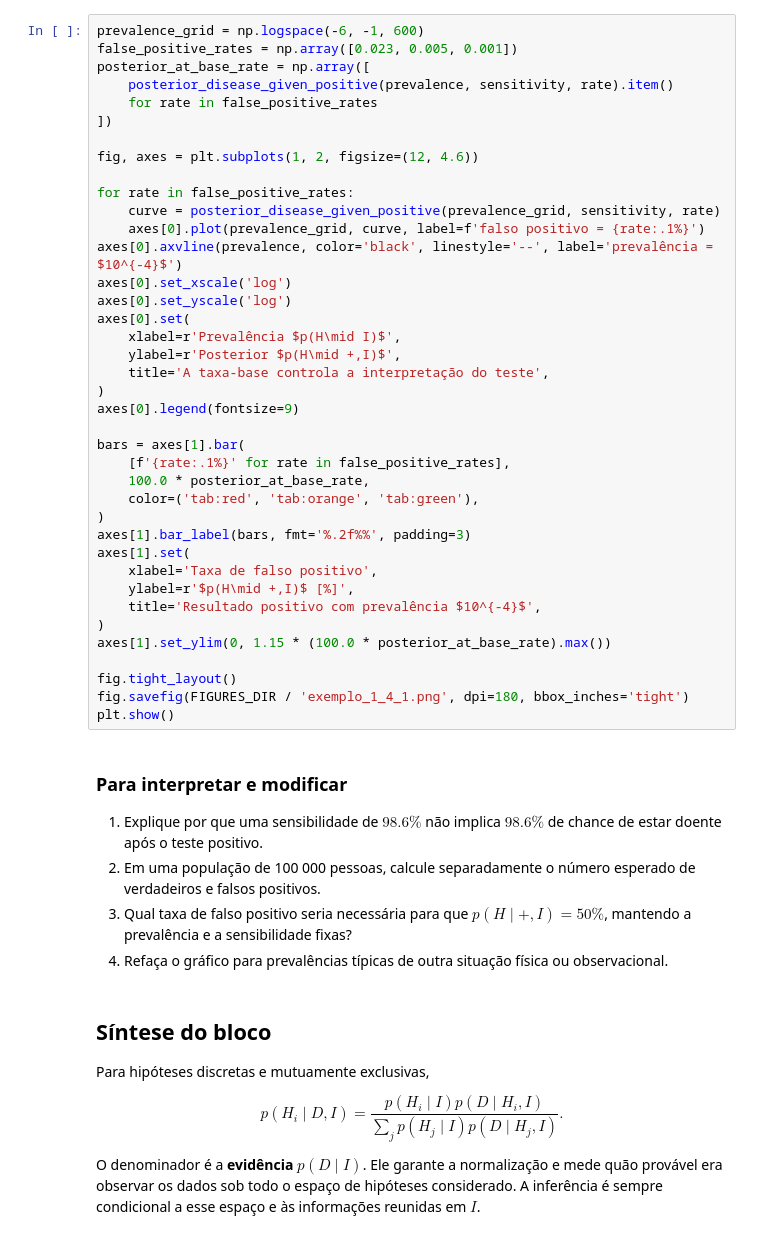
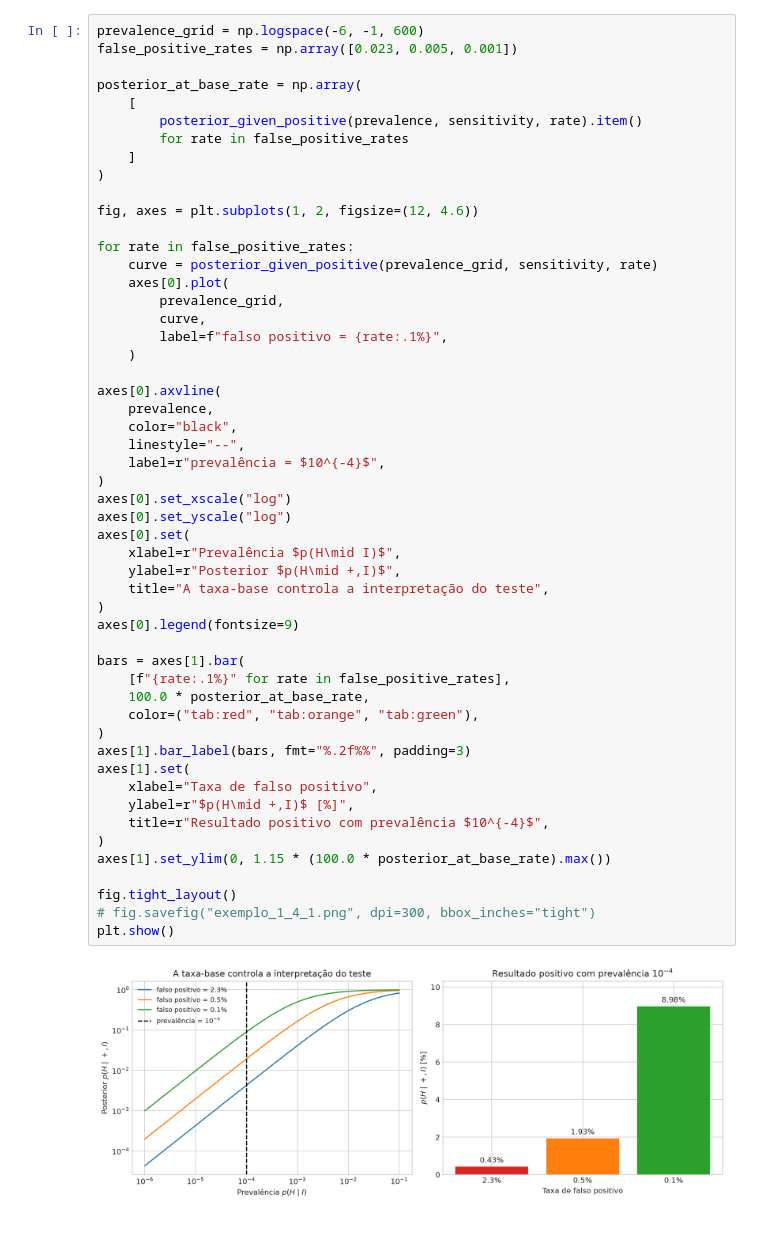
Before and after one commit to IgorStellet/Analise_Bayesiana, a Jupyter notebook: notebooks/exercicios_slides/01_capitulo_1.ipynb, the cells around one changed output. Cells and saved outputs as stored; diff of their text form.

```diff
--- a/notebooks/exercicios_slides/01_capitulo_1.ipynb
+++ b/notebooks/exercicios_slides/01_capitulo_1.ipynb
@@ -150,55 +360,54 @@ print(f'Razão entre as duas posteriores: {posterior_improved / posterior_origin
 # %%
 prevalence_grid = np.logspace(-6, -1, 600)
 false_positive_rates = np.array([0.023, 0.005, 0.001])
-posterior_at_base_rate = np.array([
-    posterior_disease_given_positive(prevalence, sensitivity, rate).item()
-    for rate in false_positive_rates
-])
+
+posterior_at_base_rate = np.array(
+    [
+        posterior_given_positive(prevalence, sensitivity, rate).item()
+        for rate in false_positive_rates
+    ]
+)
 
 fig, axes = plt.subplots(1, 2, figsize=(12, 4.6))
 
 for rate in false_positive_rates:
-    curve = posterior_disease_given_positive(prevalence_grid, sensitivity, rate)
-    axes[0].plot(prevalence_grid, curve, label=f'falso positivo = {rate:.1%}')
-axes[0].axvline(prevalence, color='black', linestyle='--', label='prevalência = $10^{-4}$')
-axes[0].set_xscale('log')
-axes[0].set_yscale('log')
+    curve = posterior_given_positive(prevalence_grid, sensitivity, rate)
+    axes[0].plot(
+        prevalence_grid,
+        curve,
+        label=f"falso positivo = {rate:.1%}",
+    )
+
+axes[0].axvline(
+    prevalence,
+    color="black",
+    linestyle="--",
+    label=r"prevalência = $10^{-4}$",
+)
+axes[0].set_xscale("log")
+axes[0].set_yscale("log")
 axes[0].set(
-    xlabel=r'Prevalência $p(H\mid I)$',
-    ylabel=r'Posterior $p(H\mid +,I)$',
-    title='A taxa-base controla a interpretação do teste',
+    xlabel=r"Prevalência $p(H\mid I)$",
+    ylabel=r"Posterior $p(H\mid +,I)$",
+    title="A taxa-base controla a interpretação do teste",
 )
 axes[0].legend(fontsize=9)
 
 bars = axes[1].bar(
-    [f'{rate:.1%}' for rate in false_positive_rates],
+    [f"{rate:.1%}" for rate in false_positive_rates],
     100.0 * posterior_at_base_rate,
-    color=('tab:red', 'tab:orange', 'tab:green'),
+    color=("tab:red", "tab:orange", "tab:green"),
 )
-axes[1].bar_label(bars, fmt='%.2f%%', padding=3)
+axes[1].bar_label(bars, fmt="%.2f%%", padding=3)
 axes[1].set(
-    xlabel='Taxa de falso positivo',
-    ylabel=r'$p(H\mid +,I)$ [%]',
-    title='Resultado positivo com prevalência $10^{-4}$',
+    xlabel="Taxa de falso positivo",
+    ylabel=r"$p(H\mid +,I)$ [%]",
+    title=r"Resultado positivo com prevalência $10^{-4}$",
 )
 axes[1].set_ylim(0, 1.15 * (100.0 * posterior_at_base_rate).max())
 
 fig.tight_layout()
-fig.savefig(FIGURES_DIR / 'exemplo_1_4_1.png', dpi=180, bbox_inches='tight')
+# fig.savefig("exemplo_1_4_1.png", dpi=300, bbox_inches="tight")
 plt.show()
+# %% [output]
+[figure, added]
-# %% [markdown]
-### Para interpretar e modificar
-
-1. Explique por que uma sensibilidade de $98.6\%$ não implica $98.6\%$ de chance de estar doente após o teste positivo.
-2. Em uma população de 100 000 pessoas, calcule separadamente o número esperado de verdadeiros e falsos positivos.
-3. Qual taxa de falso positivo seria necessária para que $p(H\mid +,I)=50\%$, mantendo a prevalência e a sensibilidade fixas?
-4. Refaça o gráfico para prevalências típicas de outra situação física ou observacional.
-# %% [markdown]
-## Síntese do bloco
-
-Para hipóteses discretas e mutuamente exclusivas,
-
-$$p(H_i\mid D,I)=\frac{p(H_i\mid I)p(D\mid H_i,I)}
-{\sum_j p(H_j\mid I)p(D\mid H_j,I)}.$$
-
-O denominador é a **evidência** $p(D\mid I)$. Ele garante a normalização e mede quão provável era observar os dados sob todo o espaço de hipóteses considerado. A inferência é sempre condicional a esse espaço e às informações reunidas em $I$.
```
Also changed, not shown: parts of 17 cells of this notebook.
